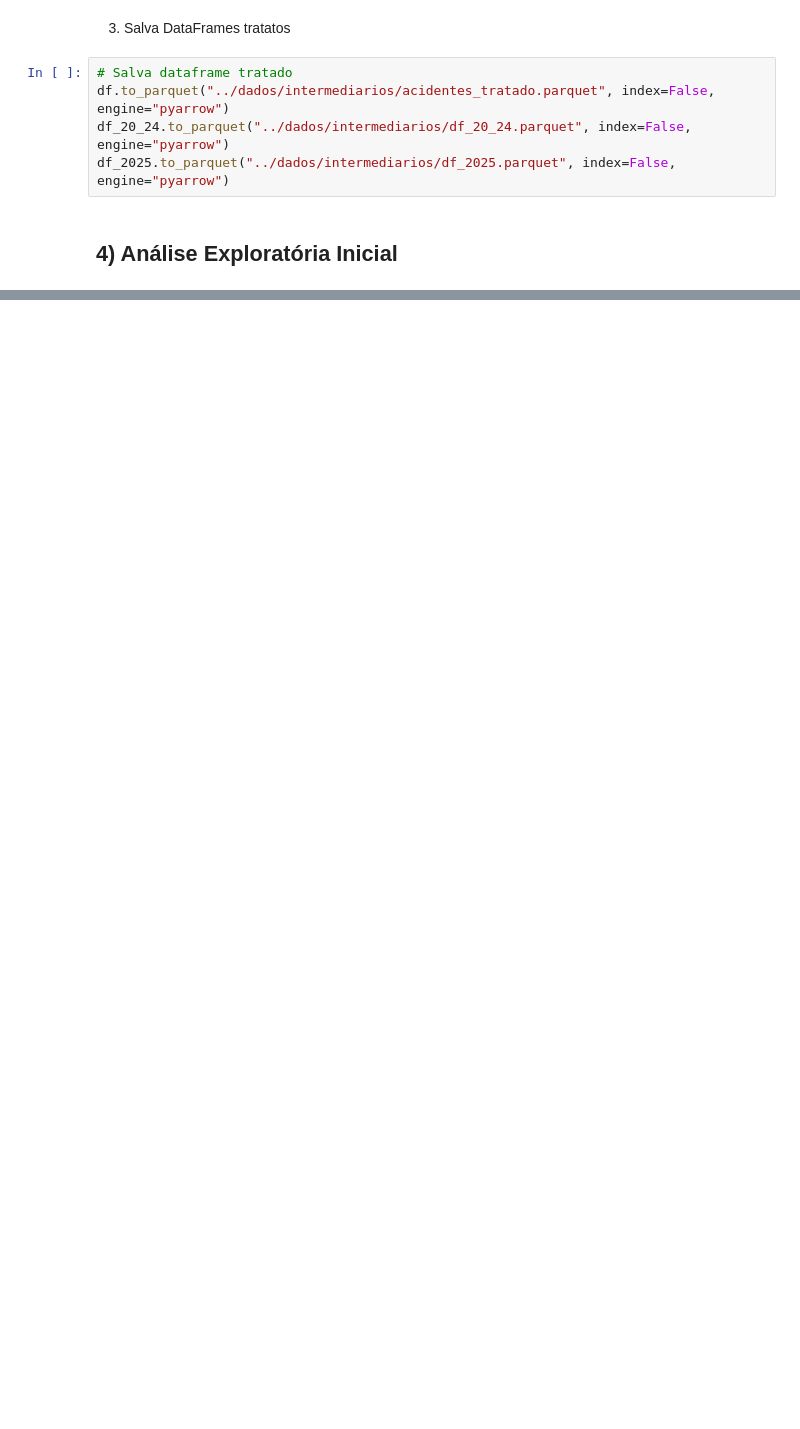
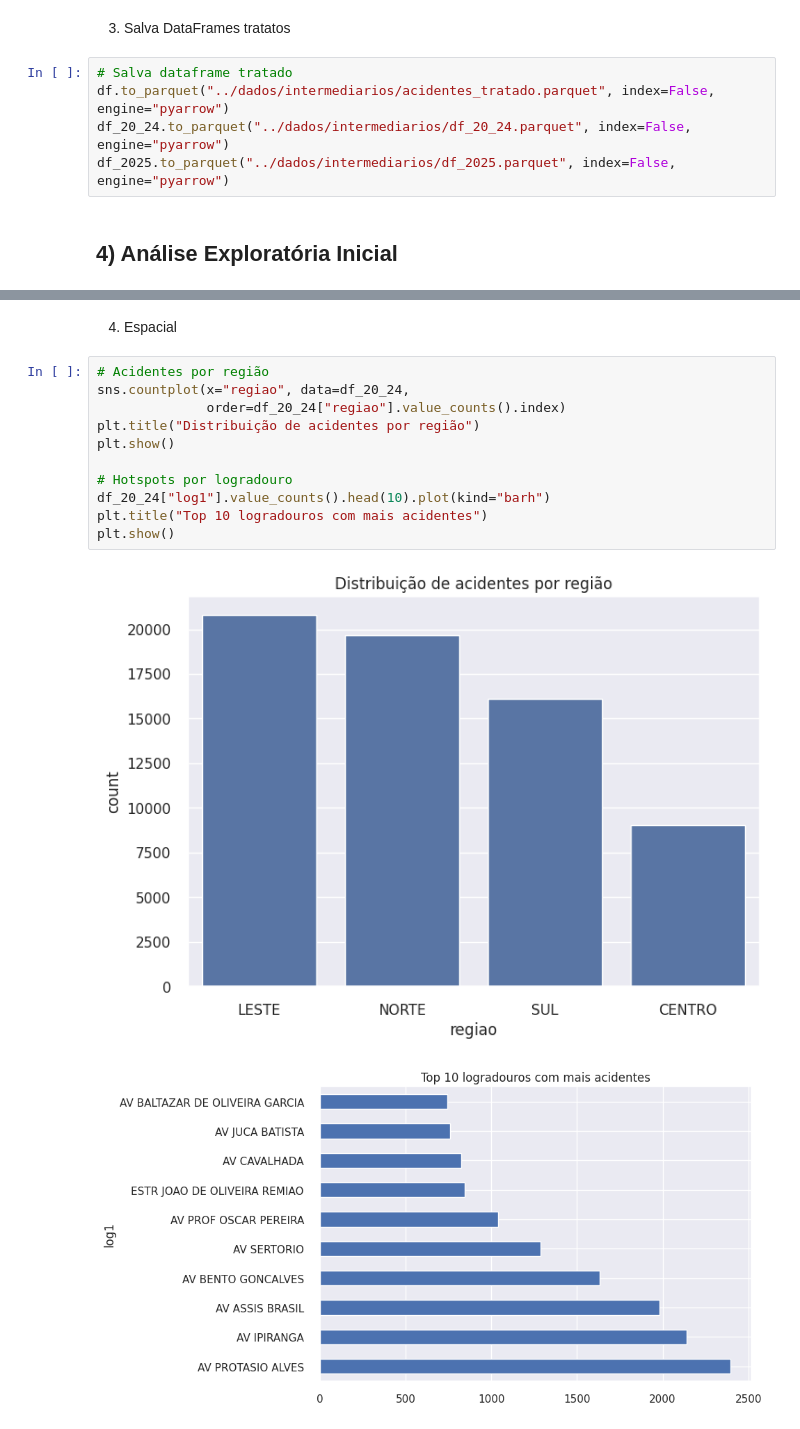
Before and after one commit to nandasiq/acidentes-poa, a Jupyter notebook: jupyter/01_exploracao.ipynb, the cells around one changed output, grey strips where cells are left out. Saved outputs shown, nothing was run; the diff lists cells and outputs as text; blank space fills up the shorter version.

```diff
--- a/jupyter/01_exploracao.ipynb
+++ b/jupyter/01_exploracao.ipynb
@@ -211,0 +300,16 @@ plt.show()
+# %% [markdown]
+4. Espacial
+# %%
+# Acidentes por região
+sns.countplot(x="regiao", data=df_20_24,
+              order=df_20_24["regiao"].value_counts().index)
+plt.title("Distribuição de acidentes por região")
+plt.show()
+
+# Hotspots por logradouro
+df_20_24["log1"].value_counts().head(10).plot(kind="barh")
+plt.title("Top 10 logradouros com mais acidentes")
+plt.show()
+# %% [output]
+[figure, added]
+[figure, added]
```
Also changed, not shown: parts of 13 cells of this notebook, 3 other files.
